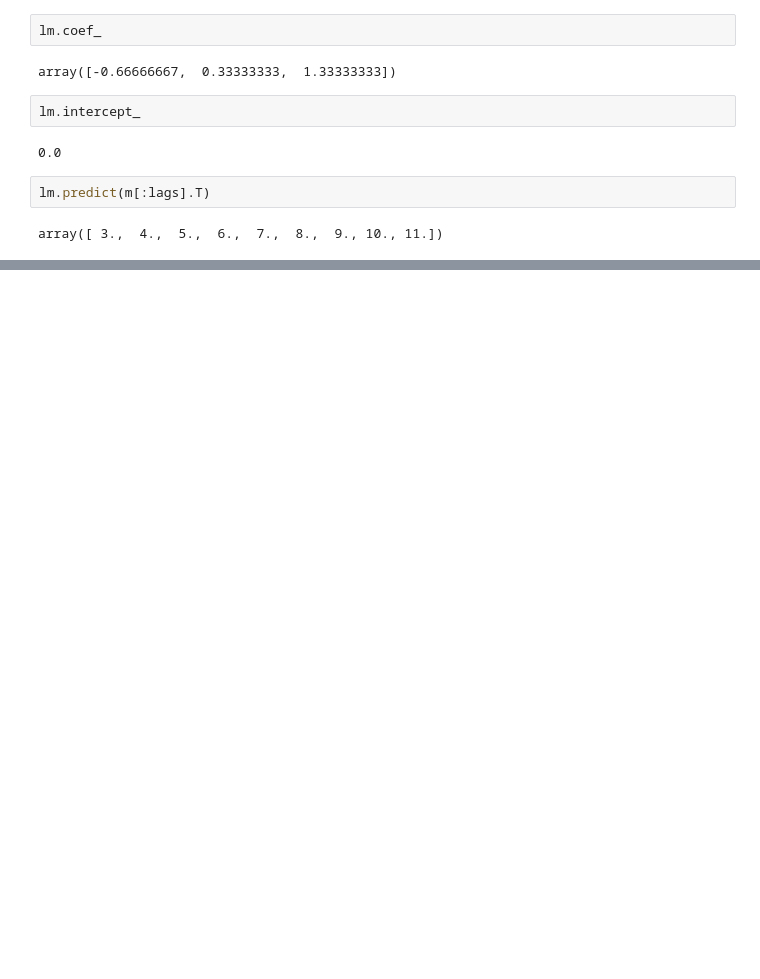
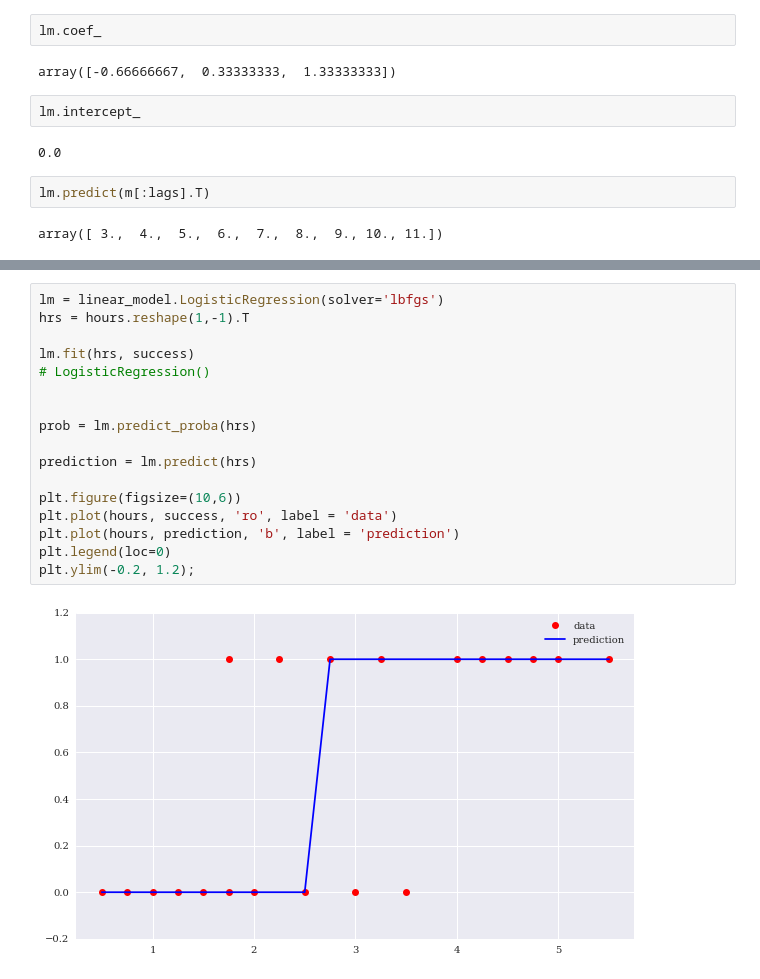
Before and after one commit to omsouravsharma/Python_for_algorithmic_trading-, a Jupyter notebook: Chapter-5.ipynb, the cells around one changed output, grey strips where cells are left out. Drawn from its saved outputs; the diff is of its cells as text; blank space fills up the shorter version.

```diff
--- a/Chapter-5.ipynb
+++ b/Chapter-5.ipynb
@@ -265,0 +308,19 @@ array([ 3.,  4.,  5.,  6.,  7.,  8.,  9., 10., 11.])
+# %%
+lm = linear_model.LogisticRegression(solver='lbfgs')
+hrs = hours.reshape(1,-1).T
+
+lm.fit(hrs, success)
+# LogisticRegression()
+
+
+prob = lm.predict_proba(hrs)
+
+prediction = lm.predict(hrs)
+
+plt.figure(figsize=(10,6))
+plt.plot(hours, success, 'ro', label = 'data')
+plt.plot(hours, prediction, 'b', label = 'prediction')
+plt.legend(loc=0)
+plt.ylim(-0.2, 1.2);
+# %% [output]
+[figure, added]
```
Also changed, not shown: parts of 22 cells of this notebook.
